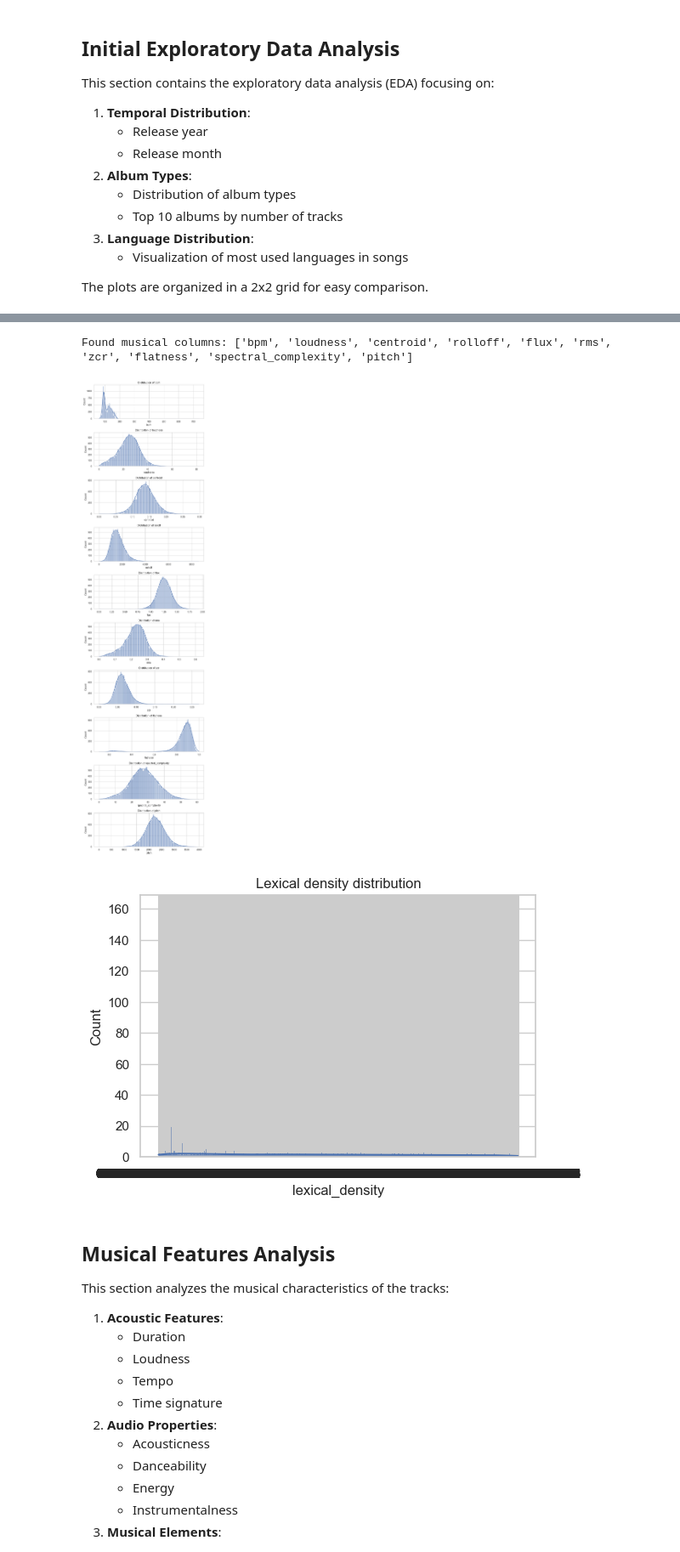
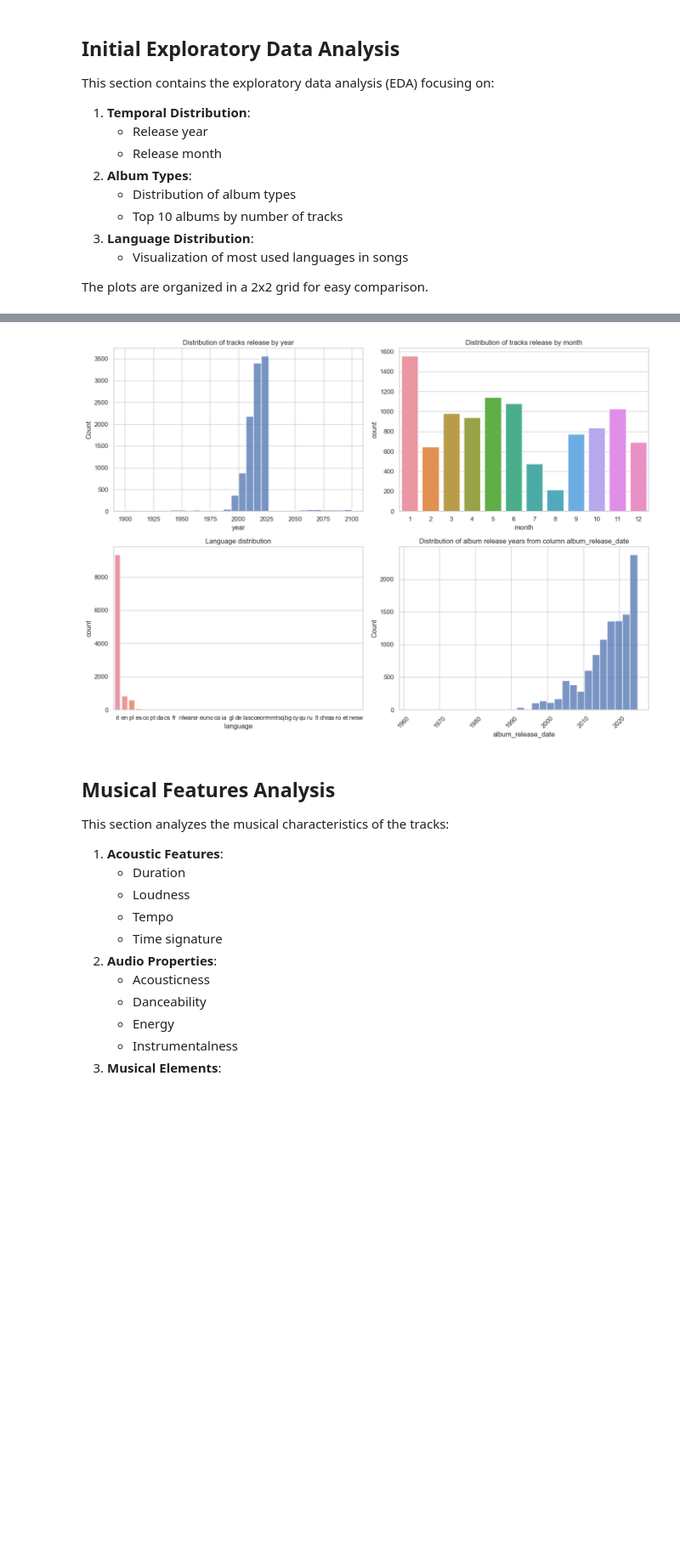
Before and after one commit to DGabri/data_mining_unipi, a Jupyter notebook: task_1/data_under_marco.ipynb, the cells around one changed output, grey strips where cells are left out. Shown at 85% size. Cells and saved outputs as stored; diff of their text form; code cells hidden in the pictures; blank space fills up the shorter version.

Commit message:
fixed tracks release date by y-m-d columns and badwords analysis

```diff
--- a/task_1/data_under_marco.ipynb
+++ b/task_1/data_under_marco.ipynb
@@ -128,23 +88,3 @@ This section contains the exploratory data analysis (EDA) focusing on:
    - Visualization of most used languages in songs
 
 The plots are organized in a 2x2 grid for easy comparison.
-# %%
-# Parse bad-words fields and compute frequencies (IT and EN)
-def safe_eval_list(x):
-    try:
-        if pd.isna(x) or x=='' or x=='[]':
-            return []
-        # some fields contain Python-like lists as strings: e.g. "['cazzo','merda']"
-        return ast.literal_eval(x) if isinstance(x, str) else []
-    except Exception:
-        return []
-
-tracks['swear_IT_list'] = tracks.get('swear_IT', '').apply(safe_eval_list)
-tracks['swear_EN_list'] = tracks.get('swear_EN', '').apply(safe_eval_list)
-# explode and count
-swear_it = tracks.explode('swear_IT_list')['swear_IT_list'].dropna()
-swear_en = tracks.explode('swear_EN_list')['swear_EN_list'].dropna()
-print('Unique IT bad words:', swear_it.nunique())
-print('Unique EN bad words:', swear_en.nunique())
-print('Top 20 IT bad words:\n', swear_it.value_counts().head(20))
-print('Top 20 EN bad words:\n', swear_en.value_counts().head(20))
@@ -184,25 +91,34 @@ The goal is to understand the prevalence of explicit content and its relationshi
-# %%
-# Quick overview of musical features distributions
-musical_cols = [c for c in ['bpm','loudness','centroid','rolloff','flux','rms','zcr','flatness','spectral_complexity','pitch'] if c in tracks.columns]
-print('Found musical columns:', musical_cols)
-if musical_cols:
-    fig, axs = plt.subplots(len(musical_cols), 1, figsize=(8, 3*len(musical_cols)))
-    for i,c in enumerate(musical_cols):
-        ax = axs[i] if len(musical_cols)>1 else axs
-        sns.histplot(tracks[c].dropna(), kde=True, ax=ax)
-        ax.set_title(f'Distribution of {c}')
-    plt.tight_layout()
-
-# Lexical density distribution if available
-if 'lexical_density' in tracks.columns:
-    plt.figure(figsize=(6,4))
-    sns.histplot(tracks['lexical_density'].dropna(), kde=True, bins=40)
-    plt.title('Lexical density distribution')
-    plt.show()
-# %% [output]
-Found musical columns: ['bpm', 'loudness', 'centroid', 'rolloff', 'flux', 'rms', 'zcr', 'flatness', 'spectral_complexity', 'pitch']
-[figure]
-[figure, removed]
+# %%
+# Initial EDA: distributions for year, month, language and album release dates
+fig, axes = plt.subplots(2, 2, figsize=(14,10))
+
+# Year tracks distribution
+if 'year' in tracks.columns:
+    sns.histplot(tracks['year'].dropna().astype(int), bins=30, ax=axes[0,0])
+    axes[0,0].set_title('Distribution of tracks release by year')
+
+# Month tracks distribution
+if 'month' in tracks.columns:
+    sns.countplot(x=tracks['month'].dropna().astype(int), ax=axes[0,1], order=sorted(tracks['month'].dropna().astype(int).unique()))
+    axes[0,1].set_title('Distribution of tracks release by month')
+
+# Language distribution
+if 'language' in tracks.columns:
+    sns.countplot(x=tracks['language'].fillna('unknown'), ax=axes[1,0], order=tracks['language'].value_counts().index)
+    axes[1,0].set_title('Language distribution')
+    plt.xticks(rotation=45)
+
+# Album release date distribution
+if 'album_release_date' in tracks.columns:
+    # Convert to datetime and extract year
+    album_years = pd.to_datetime(tracks['album_release_date'], errors='coerce').dt.year
+    sns.histplot(album_years.dropna(), bins=30, ax=axes[1,1])
+    axes[1,1].set_title('Distribution of album release years from column album_release_date')
+
+plt.tight_layout()
+plt.show()
+# %% [output]
+[figure, new version]
 # %% [markdown]
 ## Musical Features Analysis
 
```
Also changed, not shown: parts of 12 cells of this notebook, 4 other files.
